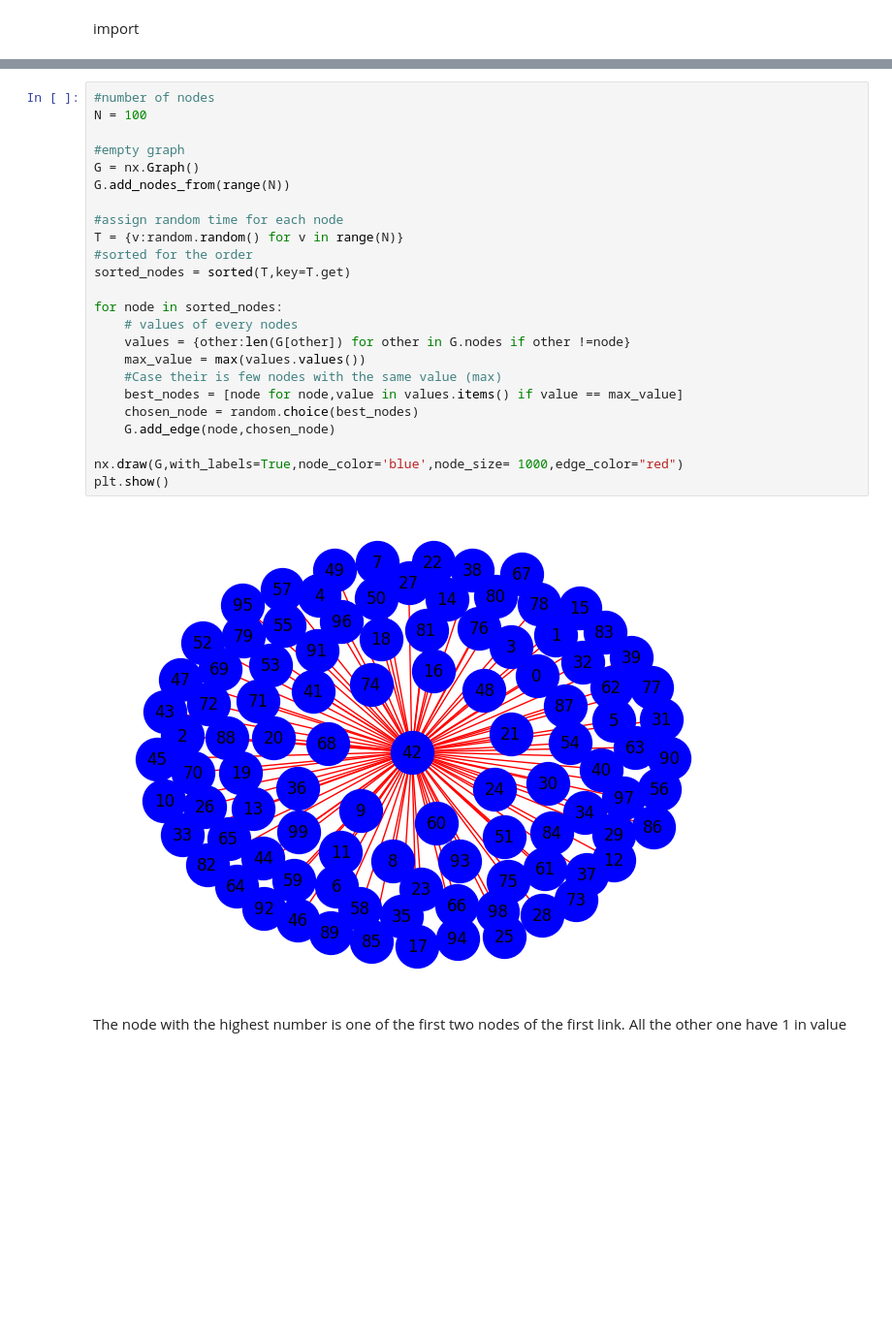
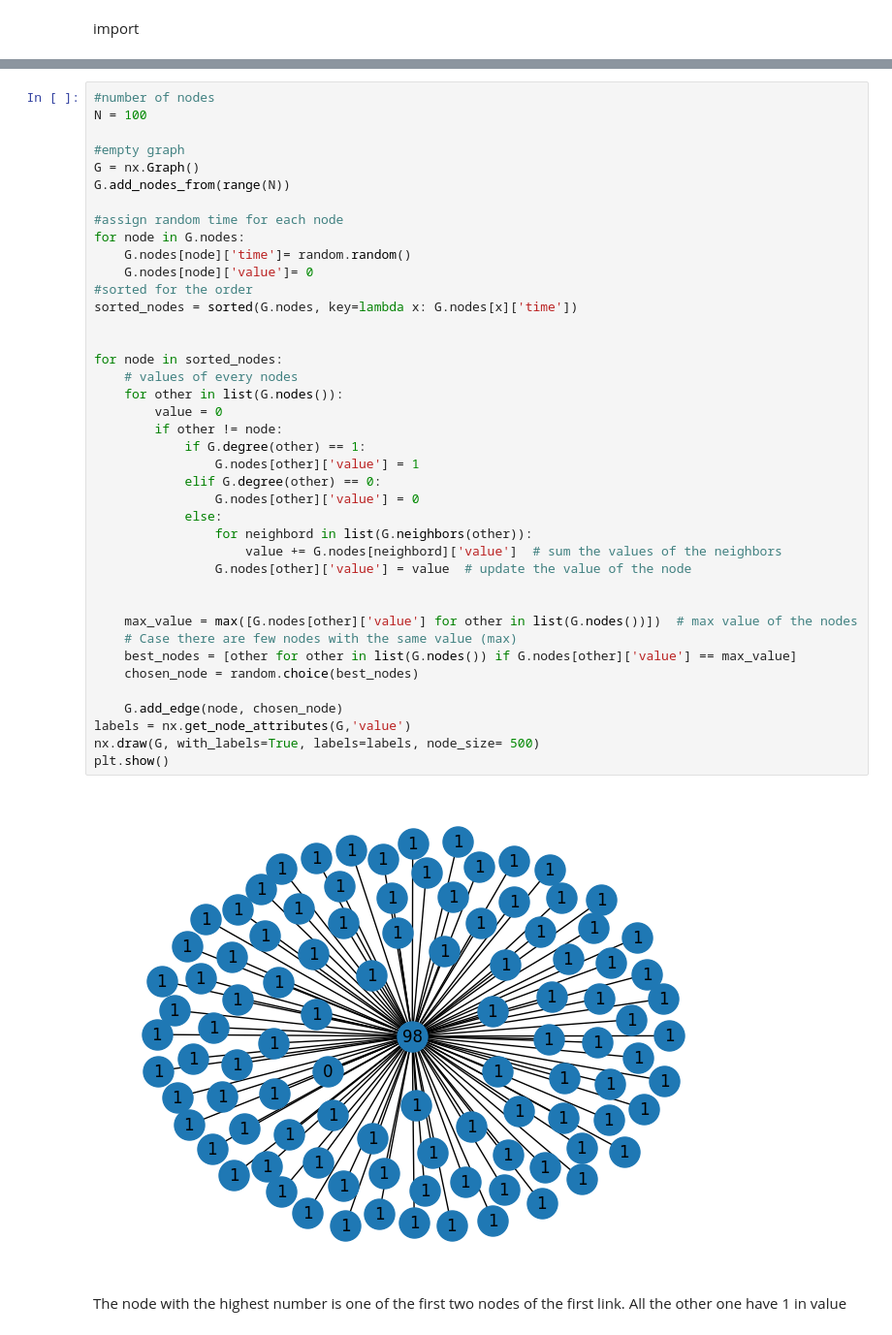
Before and after one commit to SytHamMer/PROJET_ISOC731, a Jupyter notebook: part_2.ipynb, the cells around one changed output, grey strips where cells are left out. Shown at 97% size. Saved outputs shown, nothing was run; the diff lists cells and outputs as text; blank space fills up the shorter version.

```diff
--- a/part_2.ipynb
+++ b/part_2.ipynb
@@ -10,28 +14,44 @@ import matplotlib.pyplot as plt
 # %%
 #number of nodes
 N = 100
 
 #empty graph
 G = nx.Graph()
 G.add_nodes_from(range(N))
 
 #assign random time for each node
-T = {v:random.random() for v in range(N)}
+for node in G.nodes:
+    G.nodes[node]['time']= random.random()
+    G.nodes[node]['value']= 0
 #sorted for the order
-sorted_nodes = sorted(T,key=T.get)
+sorted_nodes = sorted(G.nodes, key=lambda x: G.nodes[x]['time'])
+
 
 for node in sorted_nodes:
     # values of every nodes
-    values = {other:len(G[other]) for other in G.nodes if other !=node}
-    max_value = max(values.values())
-    #Case their is few nodes with the same value (max)
-    best_nodes = [node for node,value in values.items() if value == max_value]
+    for other in list(G.nodes()):
+        value = 0
+        if other != node:
+            if G.degree(other) == 1:
+                G.nodes[other]['value'] = 1
+            elif G.degree(other) == 0:
+                G.nodes[other]['value'] = 0
+            else:
+                for neighbord in list(G.neighbors(other)):
+                    value += G.nodes[neighbord]['value']  # sum the values of the neighbors
+                G.nodes[other]['value'] = value  # update the value of the node
+
+
+    max_value = max([G.nodes[other]['value'] for other in list(G.nodes())])  # max value of the nodes
+    # Case there are few nodes with the same value (max)
+    best_nodes = [other for other in list(G.nodes()) if G.nodes[other]['value'] == max_value]
     chosen_node = random.choice(best_nodes)
-    G.add_edge(node,chosen_node)
 
-nx.draw(G,with_labels=True,node_color='blue',node_size= 1000,edge_color="red")
+    G.add_edge(node, chosen_node)
+labels = nx.get_node_attributes(G,'value')
+nx.draw(G, with_labels=True, labels=labels, node_size= 500)
 plt.show()
 # %% [output]
-[figure, old version]
+[figure, new version]
 # %% [markdown]
 The node with the highest number is one of the first two nodes of the first link. All the other one have 1 in value
```
Also changed, not shown: parts of 9 cells of this notebook, 3 other files.
